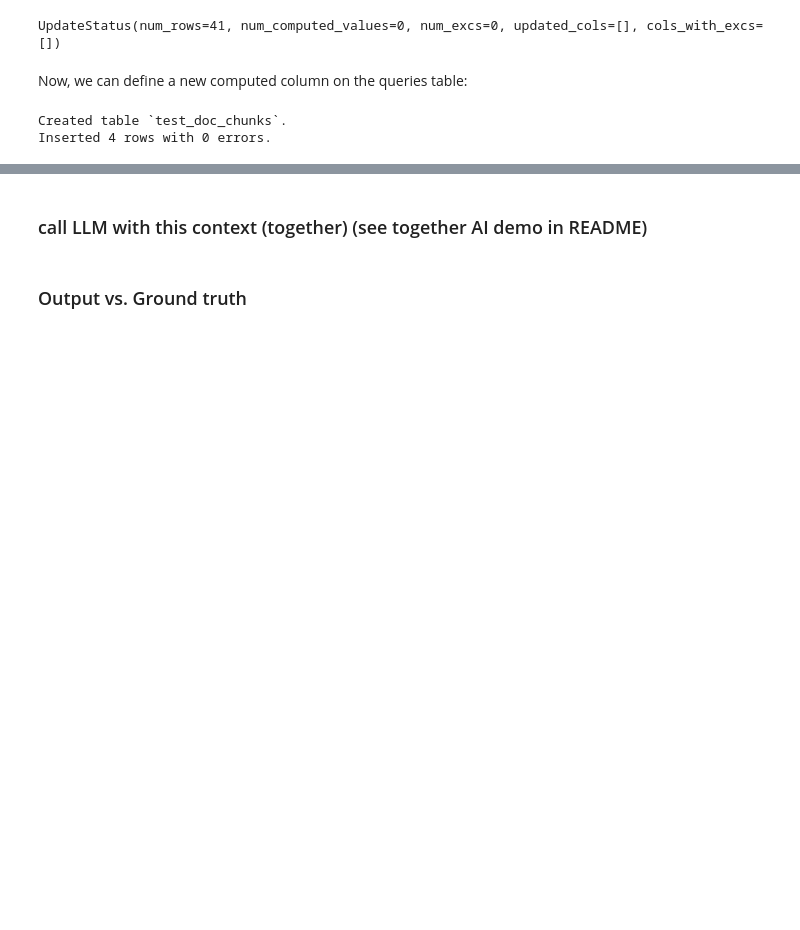
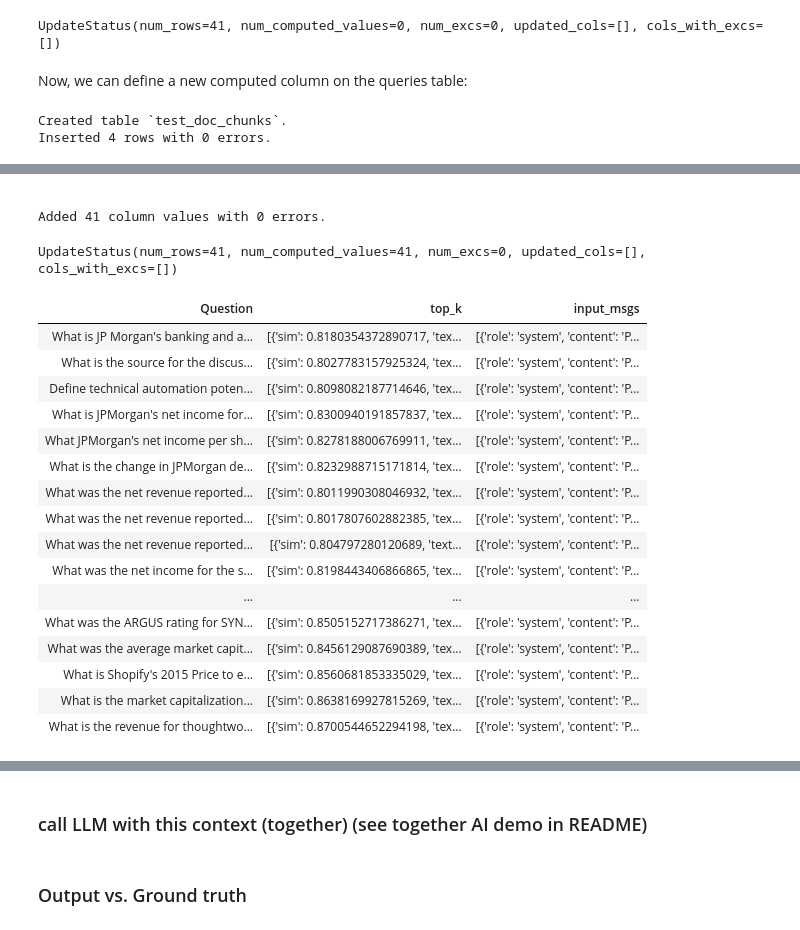
Before and after one commit to orm011/pixeltable, a Jupyter notebook: docs/tutorials/document-demo-anm.ipynb, the cells around one changed output, grey strips where cells are left out. Cells and saved outputs as stored; diff of their text form; code cells hidden in the pictures; blank space fills up the shorter version.

```diff
--- a/docs/tutorials/document-demo-anm.ipynb
+++ b/docs/tutorials/document-demo-anm.ipynb
@@ -295,4 +295,4 @@ Inserted 4 rows with 0 errors.
 # %%
 # why dont we make the following syntax work?
 # queries.add_column(top_k=top_k_chunks(doc_chunks, queries.query_textdd, 10))
-queries.select(queries.Question, top_k=doc_chunks.query(top_k_chunks)(queries.Question)).collect()
+question_context = queries.select(queries.Question, top_k=doc_chunks.query(top_k_chunks)(queries.Question))
@@ -318,0 +307,7 @@ queries.select(queries.Question, top_k=doc_chunks.query(top_k_chunks)(queries.Qu
+# %%
+# doing somethign very ugly for the sake of getting somethign done... will export to pandas and re-import bc create view is hard to use
+df = question_context.collect().to_pandas()
+# %%
+question_context_t = pxt.create_table('question_context', schema={'Question': pxt.StringType(), 'top_k': pxt.JsonType()})
+
+question_context_t.insert(df.to_dict(orient='records'))
@@ -318,0 +338,46 @@ queries.select(queries.Question, top_k=doc_chunks.query(top_k_chunks)(queries.Qu
+# %% [markdown]
+<!-- usability note:
+    I want to see what I have computed so far, using collect(), but now I want to build on it rather than modify it,
+    But
+    1. building on it wont yet work
+    2. it will recompute every time... being slow.
+-->
+# %%
+instruction_prompt = "Please read the following passages and answer the questions that follow based on them"
+
+msgs = [
+    { "role": "system", "content": instruction_prompt },
+    { "role": "user", "content":  question_context_t.top_k[0].text },
+    { "role": "user", "content":  question_context_t.top_k[1].text },
+    { "role": "user", "content":  question_context_t.top_k[2].text },
+    { "role": "user", "content":  question_context_t.top_k[3].text },
+    { "role": "user", "content":  question_context_t.top_k[4].text },
+    { "role": "user", "content":  question_context_t.Question},
+]
+
+question_context_t.drop_column('input_msgs')
+question_context_t.add_column(input_msgs=msgs)
+# %% [output]
+Added 41 column values with 0 errors.
+UpdateStatus(num_rows=41, num_computed_values=41, num_excs=0, updated_cols=[], cols_with_excs=[])
+# %%
+
+question_context_t.add_column(openai = )
+# %% [output]
+| Question | top_k | input_msgs |
+| What is JP Morgan's banking and a... | [{'sim': 0.8180354372890717, 'tex... | [{'role': 'system', 'content': 'P... |
+| What is the source for the discus... | [{'sim': 0.8027783157925324, 'tex... | [{'role': 'system', 'content': 'P... |
+| Define technical automation poten... | [{'sim': 0.8098082187714646, 'tex... | [{'role': 'system', 'content': 'P... |
+| What is JPMorgan's net income for... | [{'sim': 0.8300940191857837, 'tex... | [{'role': 'system', 'content': 'P... |
+| What JPMorgan's net income per sh... | [{'sim': 0.8278188006769911, 'tex... | [{'role': 'system', 'content': 'P... |
+| What is the change in JPMorgan de... | [{'sim': 0.8232988715171814, 'tex... | [{'role': 'system', 'content': 'P... |
+| What was the net revenue reported... | [{'sim': 0.8011990308046932, 'tex... | [{'role': 'system', 'content': 'P... |
+| What was the net revenue reported... | [{'sim': 0.8017807602882385, 'tex... | [{'role': 'system', 'content': 'P... |
+| What was the net revenue reported... | [{'sim': 0.804797280120689, 'text... | [{'role': 'system', 'content': 'P... |
+| What was the net income for the s... | [{'sim': 0.8198443406866865, 'tex... | [{'role': 'system', 'content': 'P... |
+| ... | ... | ... |
+| What was the ARGUS rating for SYN... | [{'sim': 0.8505152717386271, 'tex... | [{'role': 'system', 'content': 'P... |
+| What was the average market capit... | [{'sim': 0.8456129087690389, 'tex... | [{'role': 'system', 'content': 'P... |
+| What is Shopify's 2015 Price to e... | [{'sim': 0.8560681853335029, 'tex... | [{'role': 'system', 'content': 'P... |
+| What is the market capitalization... | [{'sim': 0.8638169927815269, 'tex... | [{'role': 'system', 'content': 'P... |
+| What is the revenue for thoughtwo... | [{'sim': 0.8700544652294198, 'tex... | [{'role': 'system', 'content': 'P... |
```
Also changed, not shown: parts of 11 cells of this notebook.
